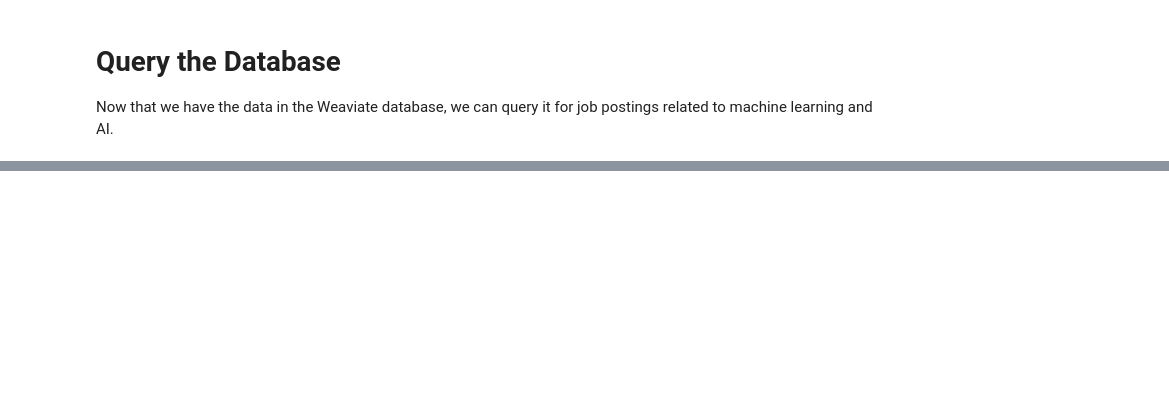
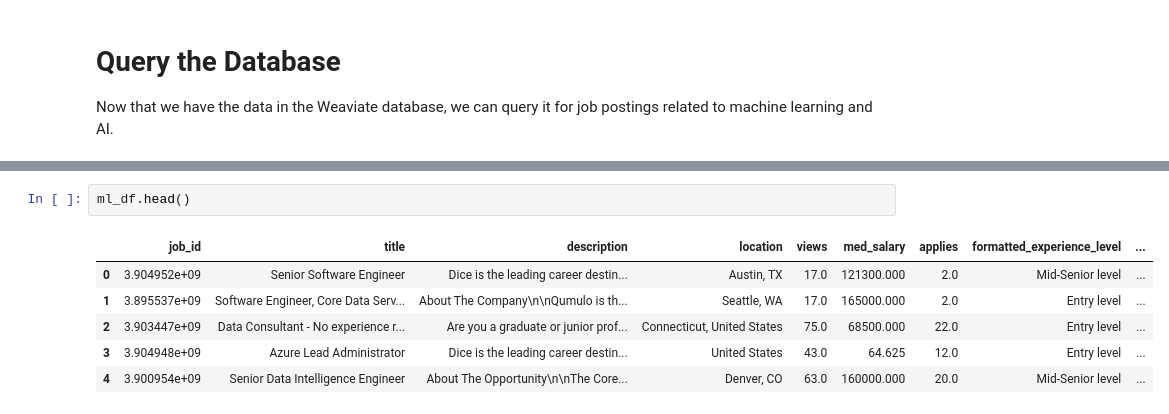
Before and after one commit to WillPugs/weaviate-application, a Jupyter notebook: workflow.ipynb, the cells around one changed output, grey strips where cells are left out. Drawn from its saved outputs; the diff is of its cells as text; blank space fills up the shorter version.

```diff
--- a/workflow.ipynb
+++ b/workflow.ipynb
@@ -201,0 +244,9 @@ WeaviateQueryError: Query call with protocol GRPC search failed with message exp
+# %%
+ml_df.head()
+# %% [output]
+|  | job_id | title | description | location | views | med_salary | applies | formatted_experience_level | ... |
+| 0 | 3.904952e+09 | Senior Software Engineer | Dice is the leading career destin... | Austin, TX | 17.0 | 121300.000 | 2.0 | Mid-Senior level | ... |
+| 1 | 3.895537e+09 | Software Engineer, Core Data Serv... | About The Company\n\nQumulo is th... | Seattle, WA | 17.0 | 165000.000 | 2.0 | Entry level | ... |
+| 2 | 3.903447e+09 | Data Consultant - No experience r... | Are you a graduate or junior prof... | Connecticut, United States | 75.0 | 68500.000 | 22.0 | Entry level | ... |
+| 3 | 3.904948e+09 | Azure Lead Administrator | Dice is the leading career destin... | United States | 43.0 | 64.625 | 12.0 | Entry level | ... |
+| 4 | 3.900954e+09 | Senior Data Intelligence Engineer | About The Opportunity\n\nThe Core... | Denver, CO | 63.0 | 160000.000 | 20.0 | Mid-Senior level | ... |
```
Also changed, not shown: parts of 24 cells of this notebook.
